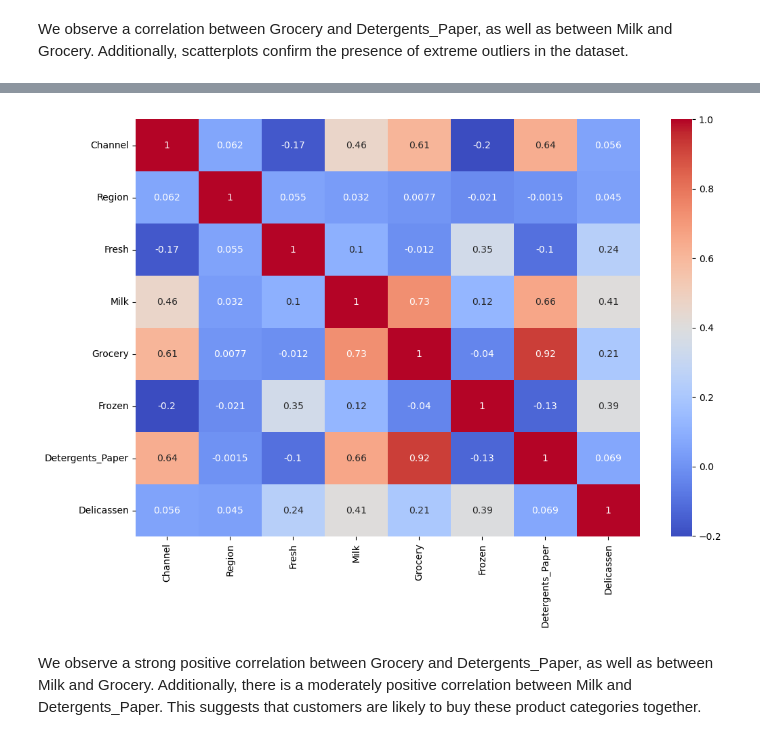
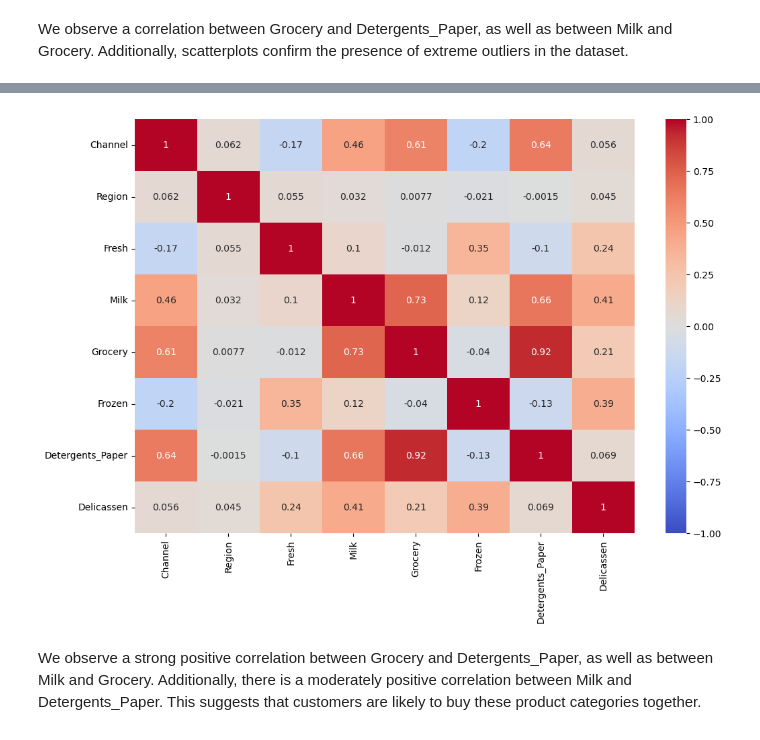
Before and after one commit to wjura/lhl-unsupervised-learning, a Jupyter notebook: Unsupervised Learning - Project.ipynb, the cells around one changed output, grey strips where cells are left out. Saved outputs shown, nothing was run; the diff lists cells and outputs as text; code cells hidden in the pictures.

```diff
--- a/Unsupervised Learning - Project.ipynb
+++ b/Unsupervised Learning - Project.ipynb
@@ -127,12 +119,12 @@ plt.show()
 # %%
 # Heatmap
 
 correlation_matrix = df.corr()
 plt.figure(figsize = (12, 8))
-sns.heatmap(correlation_matrix, annot = True, cmap = "coolwarm")
+sns.heatmap(correlation_matrix, vmax = 1, vmin = -1, annot = True, cmap = "coolwarm")
 plt.show()
 # %% [output]
-[figure, old version]
+[figure, new version]
 # %% [markdown]
 We observe a strong positive correlation between Grocery and Detergents_Paper, as well as between Milk and Grocery. Additionally, there is a moderately positive correlation between Milk and Detergents_Paper. This suggests that customers are likely to buy these product categories together.
 # %%
```
Also changed, not shown: parts of 9 cells of this notebook, 1 other file.
